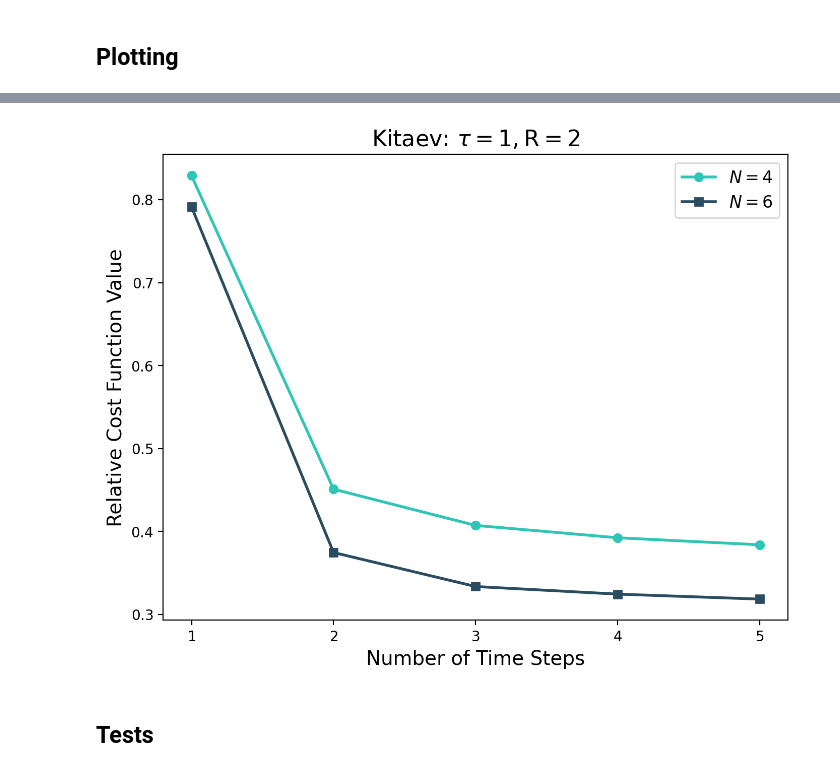
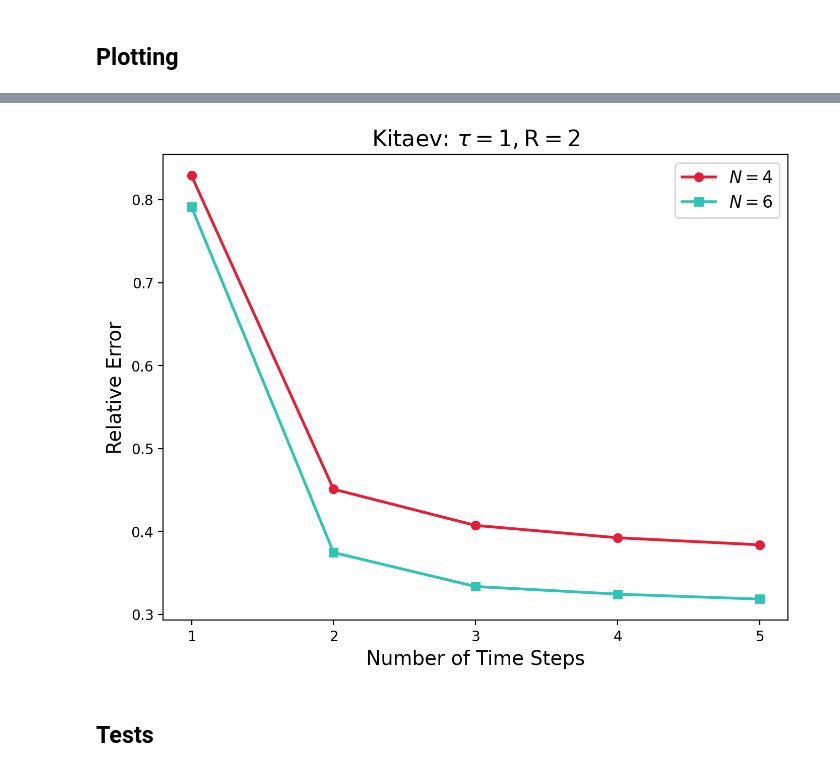
Before and after one commit to EmilianoG-byte/opentn, a Jupyter notebook: experiments/thesis_higher_sites.ipynb, the cells around one changed output, grey strips where cells are left out. Drawn from its saved outputs; the diff is of its cells as text; code cells hidden in the pictures.

```diff
--- a/experiments/thesis_higher_sites.ipynb
+++ b/experiments/thesis_higher_sites.ipynb
@@ -141,20 +143,21 @@ ratios = [ratio_N4, ratio_N6]
 # %%
 labels = [r"$N=4$", r"$N=6$"]
 title = r"Kitaev: $\tau = 1, \mathrm{R}=2$"
 
 fig_ratios = plot_pretty(
     ydatas=ratios,
     labels=labels,
-    ylabel="Relative Cost Function Value",
+    ylabel="Relative Error",
     title=title,
     xlabel="Number of Time Steps",
     legend_out=False,
     use_semilogy=False,
     idx_main=1,
     integers=True,
+    colour_palette=['#E71D36', '#2EC4B6']
 )
 # %% [output]
-[figure, old version]
+[figure, new version]
 # %% [markdown]
 ## Tests
 # %%
```
Also changed, not shown: parts of 4 cells of this notebook, 1 other file.
